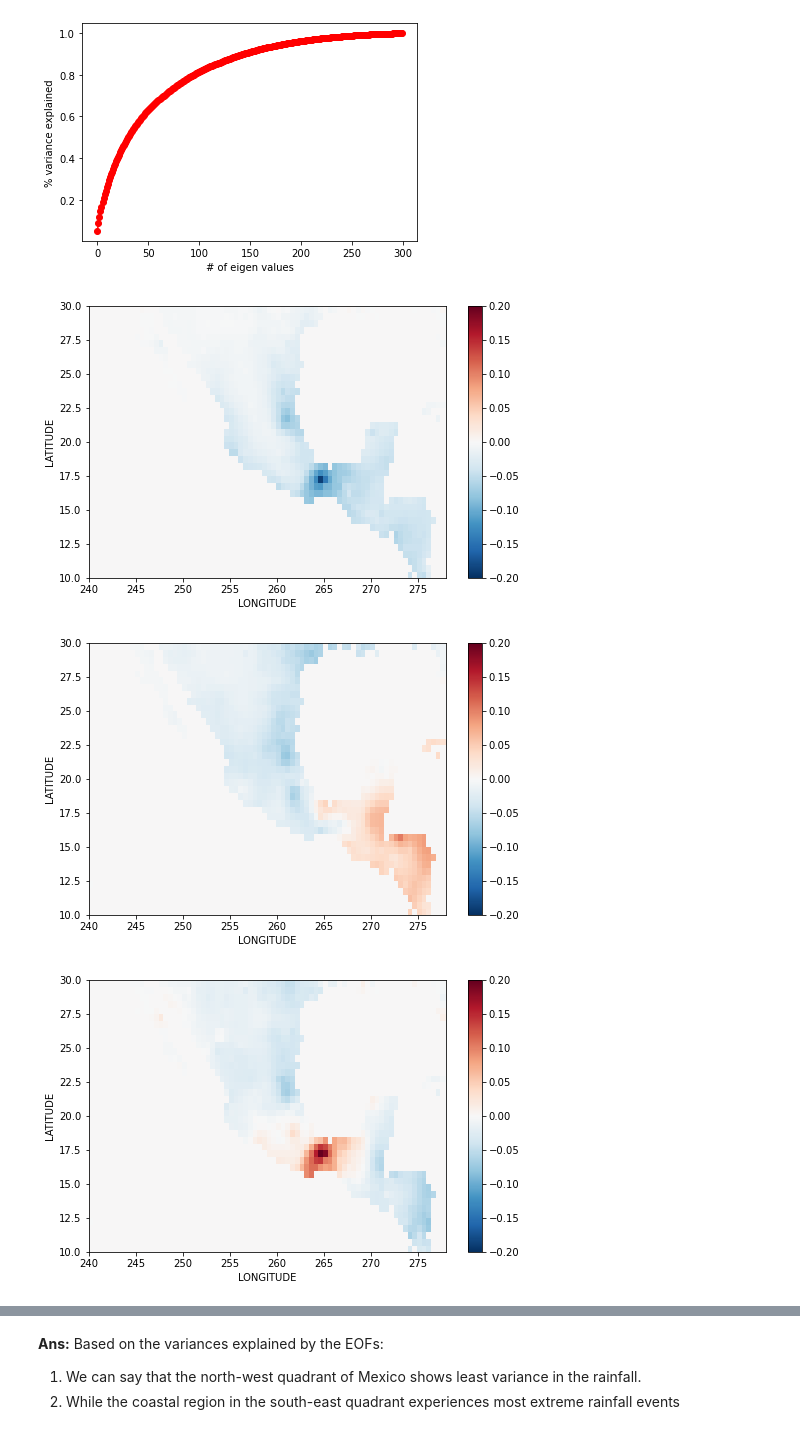
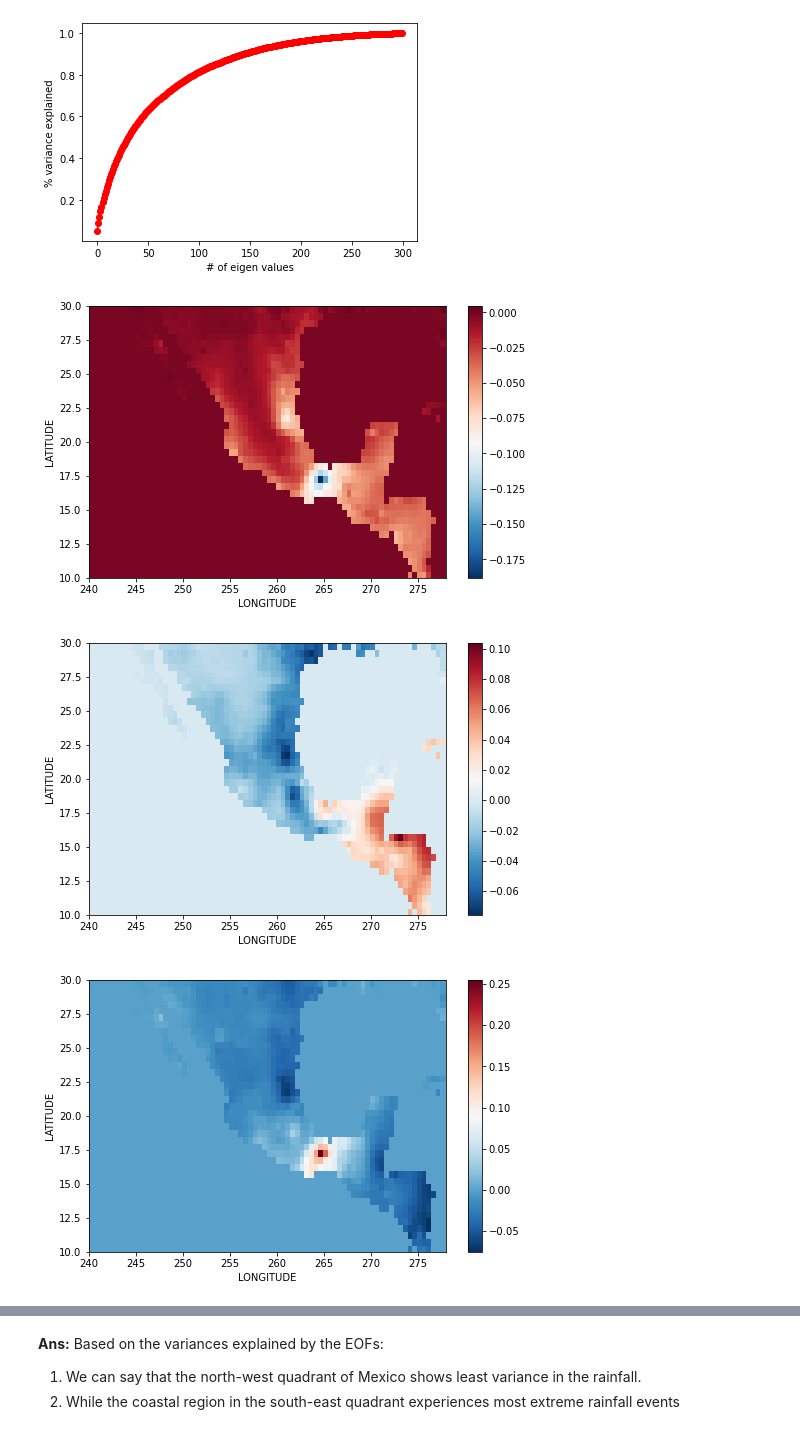
Before and after one commit to arpit-kapoor/DARE-PhD, a Jupyter notebook: assignments/DATA-6811/assignment-3/DATA6811 - Assignment 3 - Dimension Reduction.ipynb, the cells around one changed output, grey strips where cells are left out. Drawn from its saved outputs; the diff is of its cells as text; code cells hidden in the pictures.

Commit message:
DATA6811 - Assignment 3 Part 1 solution

```diff
--- a/assignments/DATA-6811/assignment-3/DATA6811 - Assignment 3 - Dimension Reduction.ipynb
+++ b/assignments/DATA-6811/assignment-3/DATA6811 - Assignment 3 - Dimension Reduction.ipynb
@@ -200,13 +200,13 @@ Text(0, 0.5, '% variance explained')
 # %%
 # 1st EOF of rainfall anomaly
 n= 10
 for i in range(n):
     EOF = vh[i]
     EOF_mat = EOF.reshape((n_lon, n_lat))
 
     # Plot the EOF
-    plot_colormap(data=EOF_mat, data_as_matrix=True, clim=(-.2, .2))
+    plot_colormap(data=EOF_mat, data_as_matrix=True)
 # %% [output]
-[figure, old version]
+[figure, new version]
-[figure, old version]
+[figure, new version]
-[figure, old version]
+[figure, new version]
```
Also changed, not shown: parts of 2 cells of this notebook.
